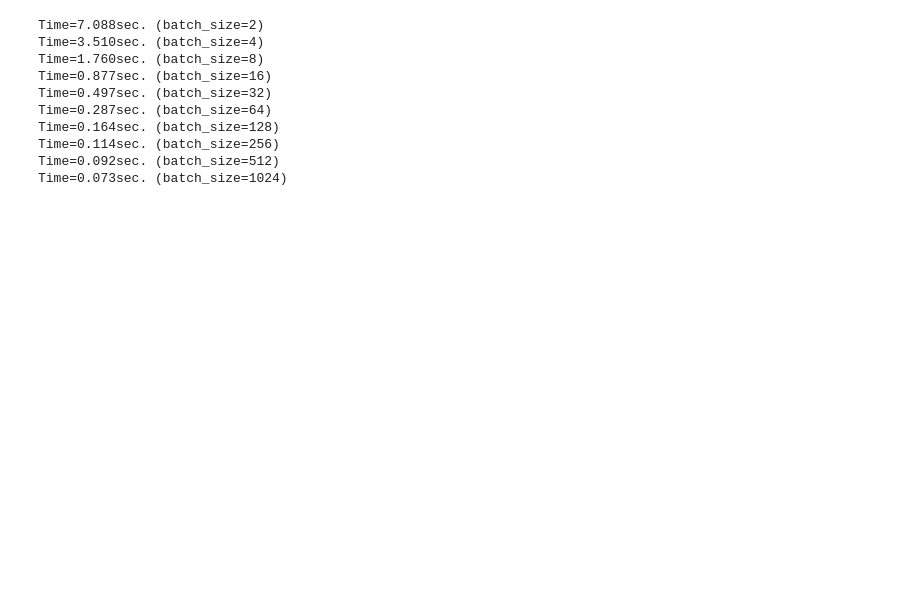
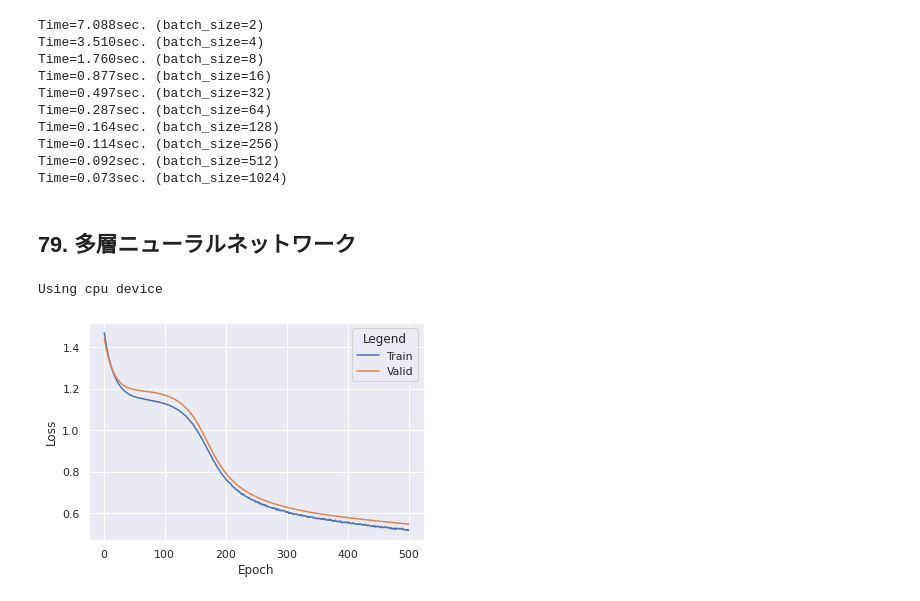
Before and after one commit to nishikaz/NLP100Exercise, a Jupyter notebook: Chapter8/Chapter8_NeuralNetwork.ipynb, the cells around one changed output. Saved outputs shown, nothing was run; the diff lists cells and outputs as text; code cells hidden in the pictures; blank space fills up the shorter version.

Commit message:
「79. 多層ニューラルネットワーク」を回答

```diff
--- a/Chapter8/Chapter8_NeuralNetwork.ipynb
+++ b/Chapter8/Chapter8_NeuralNetwork.ipynb
@@ -465,3 +465,20 @@ Time=0.164sec. (batch_size=128)
 Time=0.114sec. (batch_size=256)
 Time=0.092sec. (batch_size=512)
 Time=0.073sec. (batch_size=1024)
+# %% [markdown]
+## 79. 多層ニューラルネットワーク
+# %%
+import time
+
+import torch
+import torch.nn as nn
+import torch.nn.functional as F
+from torch.optim import SGD
+from torch.utils.data import DataLoader
+import tqdm
+from sklearn.metrics import accuracy_score
+
+device = torch.device('cuda') if torch.cuda.is_available() else torch.device('cpu')
+print('Using {} device'.format(device.type))
+# %% [output]
+Using cpu device
@@ -467,0 +511,19 @@ Time=0.073sec. (batch_size=1024)
+# %%
+# define network
+class Classifier(nn.Module):
+    def __init__(self):
+        super().__init__()
+        self.fc1 = nn.Linear(300, 128)
+        self.fc2 = nn.Linear(128, 32)
+        self.fc3 = nn.Linear(32, 4)
+
+        self.dropout = nn.Dropout(p=0.2)
+
+    def forward(self, x):
+        x = x.view(x.shape[0], -1)
+
+        x = self.dropout(F.relu(self.fc1(x)))
+        x = self.dropout(F.relu(self.fc2(x)))
+        x = F.log_softmax(self.fc3(x), dim=1)
+
+        return x
@@ -467,0 +574,30 @@ Time=0.073sec. (batch_size=1024)
+# %%
+%matplotlib inline
+
+import matplotlib.pyplot as plt
+import pandas as pd
+import seaborn as sns
+from sklearn.metrics import accuracy_score
+
+sns.set()
+
+plot_train_df = pd.DataFrame({
+    'Epoch': range(1, epochs+1),
+    'Loss': [train_loss.item() for train_loss in train_losses],
+    'Legend': 'Train'
+})
+
+plot_valid_df = pd.DataFrame({
+    'Epoch': range(1, epochs+1),
+    'Loss': [valid_loss.item() for valid_loss in valid_losses],
+    'Legend': 'Valid'
+})
+
+data = pd.concat([plot_train_df, plot_valid_df])
+
+# plot losses
+ax1 = sns.lineplot(x="Epoch", y="Loss", data=data, hue="Legend")
+ax1.set(xlabel="Epoch", ylabel="Loss")
+plt.show()
+# %% [output]
+[figure, added]
```
Also changed, not shown: parts of 3 cells of this notebook.
